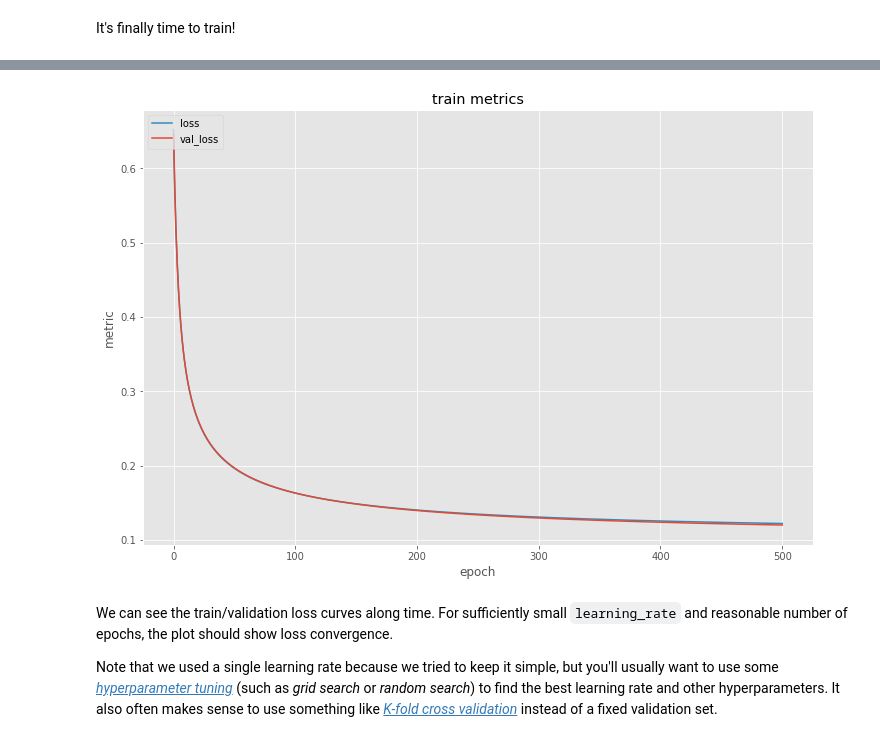
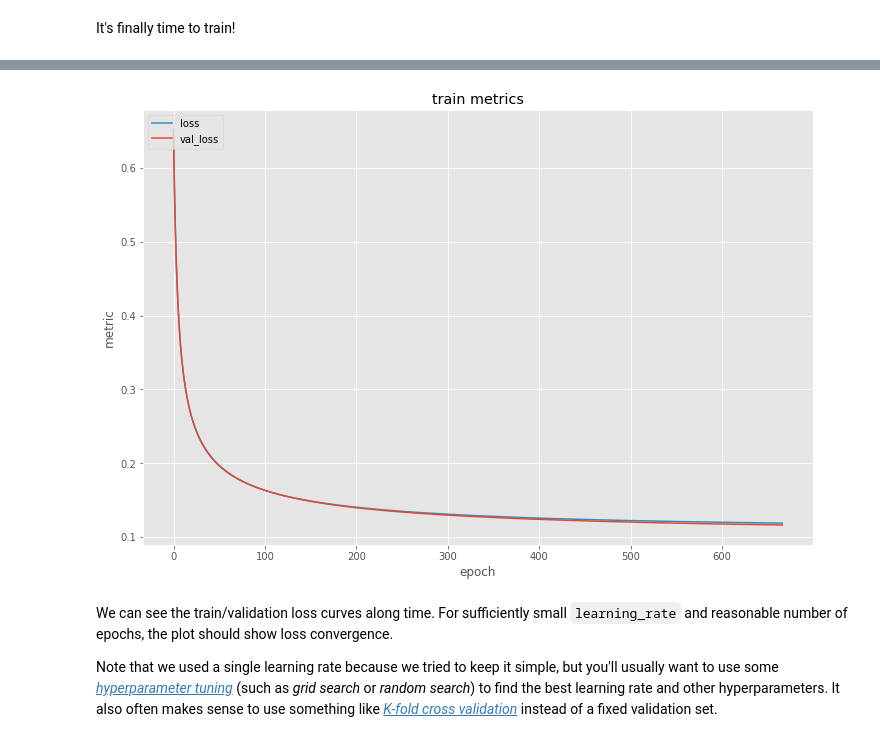
Before and after one commit to erikperillo/ml-2sem2019, a Jupyter notebook: notebooks/logreg-demo_2019-08-26/Trying out Logistic Regression.ipynb, the cells around one changed output, grey strips where cells are left out. Cells and saved outputs as stored; diff of their text form; code cells hidden in the pictures.

```diff
--- a/notebooks/logreg-demo_2019-08-26/Trying out Logistic Regression.ipynb
+++ b/notebooks/logreg-demo_2019-08-26/Trying out Logistic Regression.ipynb
@@ -500,7 +501,7 @@ It's finally time to train!
 theta, history = train(
     xs_train, ys_train, xs_val, ys_val,
     learning_rate=0.0001,
-    n_epochs=500,
+    n_epochs=666,
     theta_init='random'
 )
 plot_train_history(history)
@@ -509,4 +510,4 @@ plot_train_history(history)
-[figure, old version]
+[figure, new version]
 # %% [markdown]
 We can see the train/validation loss curves along time. For sufficiently small `learning_rate` and reasonable number of epochs, the plot should show loss convergence.
 
```
Also changed, not shown: parts of 8 cells of this notebook.
